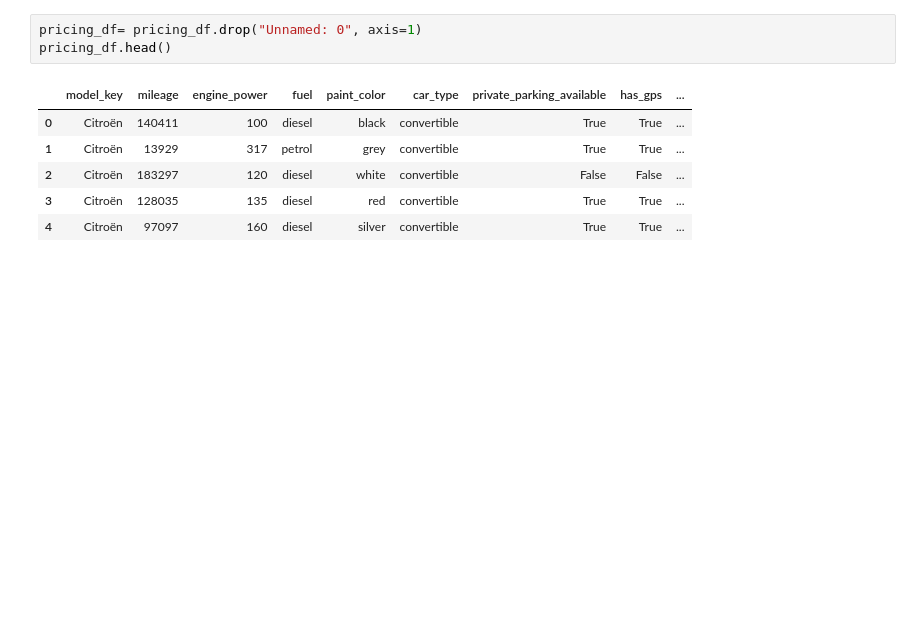
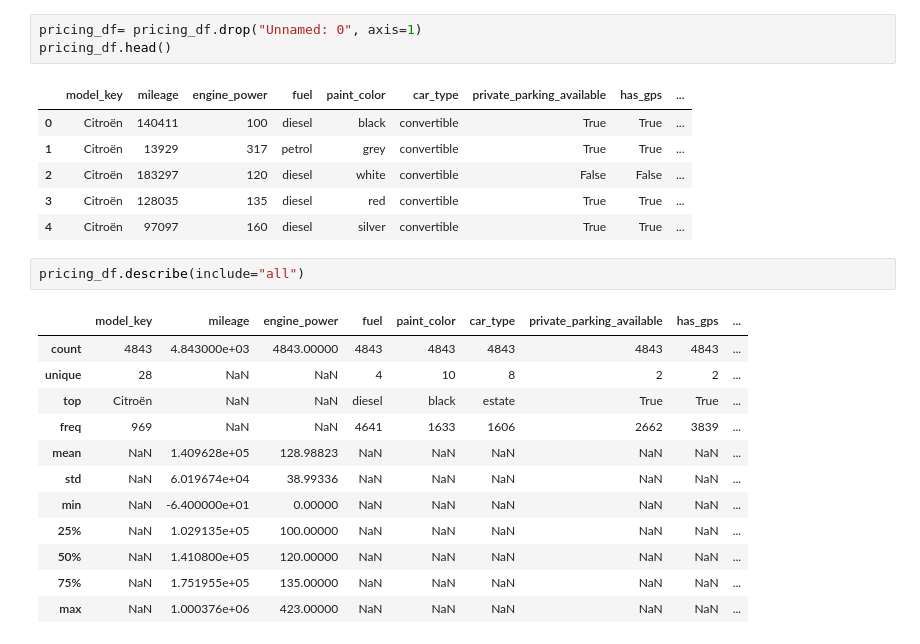
Before and after one commit to dafrd/getaround, a Jupyter notebook: EDA.ipynb, the cells around one changed output. Drawn from its saved outputs; the diff is of its cells as text; blank space fills up the shorter version.

```diff
--- a/EDA.ipynb
+++ b/EDA.ipynb
@@ -167,3 +202,18 @@ pricing_df.head()
 | 2 | Citroën | 183297 | 120 | diesel | white | convertible | False | False | ... |
 | 3 | Citroën | 128035 | 135 | diesel | red | convertible | True | True | ... |
 | 4 | Citroën | 97097 | 160 | diesel | silver | convertible | True | True | ... |
+# %%
+pricing_df.describe(include="all")
+# %% [output]
+|  | model_key | mileage | engine_power | fuel | paint_color | car_type | private_parking_available | has_gps | ... |
+| count | 4843 | 4.843000e+03 | 4843.00000 | 4843 | 4843 | 4843 | 4843 | 4843 | ... |
+| unique | 28 | NaN | NaN | 4 | 10 | 8 | 2 | 2 | ... |
+| top | Citroën | NaN | NaN | diesel | black | estate | True | True | ... |
+| freq | 969 | NaN | NaN | 4641 | 1633 | 1606 | 2662 | 3839 | ... |
+| mean | NaN | 1.409628e+05 | 128.98823 | NaN | NaN | NaN | NaN | NaN | ... |
+| std | NaN | 6.019674e+04 | 38.99336 | NaN | NaN | NaN | NaN | NaN | ... |
+| min | NaN | -6.400000e+01 | 0.00000 | NaN | NaN | NaN | NaN | NaN | ... |
+| 25% | NaN | 1.029135e+05 | 100.00000 | NaN | NaN | NaN | NaN | NaN | ... |
+| 50% | NaN | 1.410800e+05 | 120.00000 | NaN | NaN | NaN | NaN | NaN | ... |
+| 75% | NaN | 1.751955e+05 | 135.00000 | NaN | NaN | NaN | NaN | NaN | ... |
+| max | NaN | 1.000376e+06 | 423.00000 | NaN | NaN | NaN | NaN | NaN | ... |
```
Also changed, not shown: parts of 2 cells of this notebook, 4 other files.
